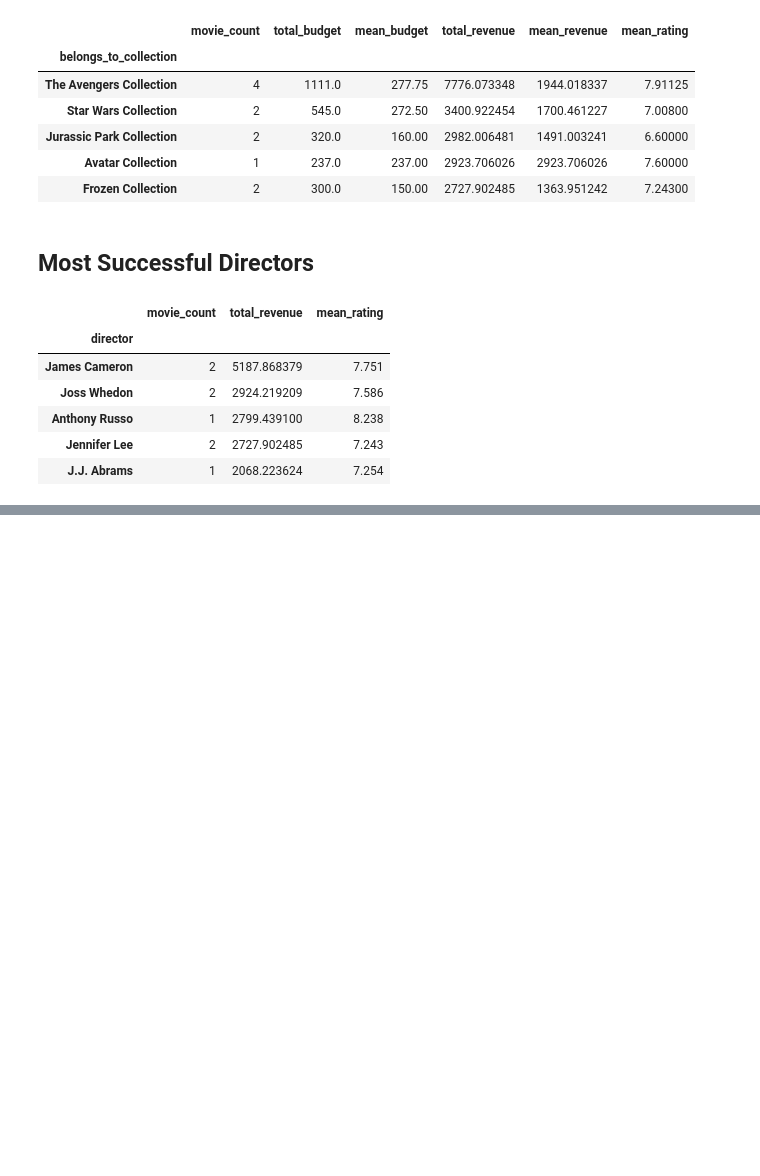
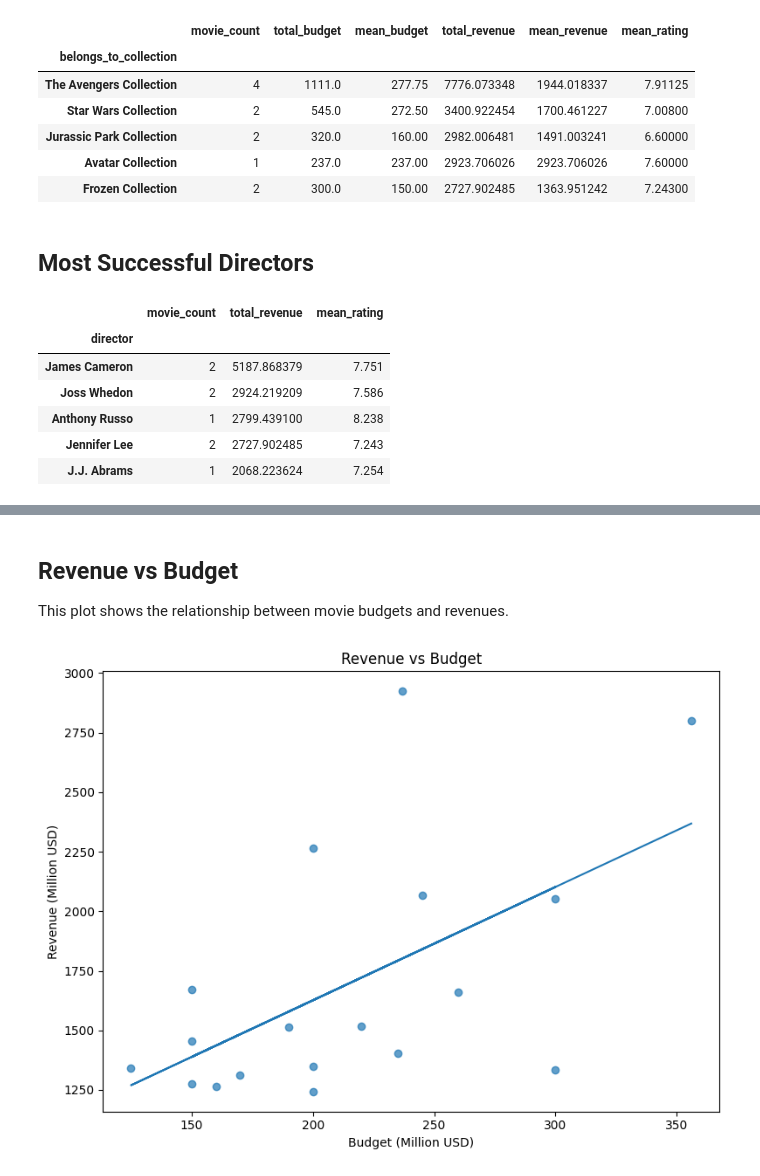
Before and after one commit to Damas200/tmdb-movie-data-analysis, a Jupyter notebook: TMDB_Movie_Data_Analysis.ipynb, the cells around one changed output, grey strips where cells are left out. Drawn from its saved outputs; the diff is of its cells as text; code cells hidden in the pictures; blank space fills up the shorter version.

Commit message:
add data visualizations for movie performance analysis

```diff
--- a/TMDB_Movie_Data_Analysis.ipynb
+++ b/TMDB_Movie_Data_Analysis.ipynb
@@ -440,0 +446,29 @@ director_stats.head()
+# %% [markdown]
+## Revenue vs Budget
+
+This plot shows the relationship between movie budgets and revenues.
+# %%
+plt.figure(figsize=(8, 6))
+
+plt.scatter(
+    df_movies['budget_musd'],
+    df_movies['revenue_musd'],
+    alpha=0.7  # transparency to reduce overlap
+)
+
+# Add trend line
+z = np.polyfit(df_movies['budget_musd'], df_movies['revenue_musd'], 1)
+p = np.poly1d(z)
+plt.plot(
+    df_movies['budget_musd'],
+    p(df_movies['budget_musd'])
+)
+
+plt.xlabel("Budget (Million USD)")
+plt.ylabel("Revenue (Million USD)")
+plt.title("Revenue vs Budget")
+
+plt.tight_layout()
+plt.show()
+# %% [output]
+[figure, added]
```
Also changed, not shown: parts of 15 cells of this notebook.
